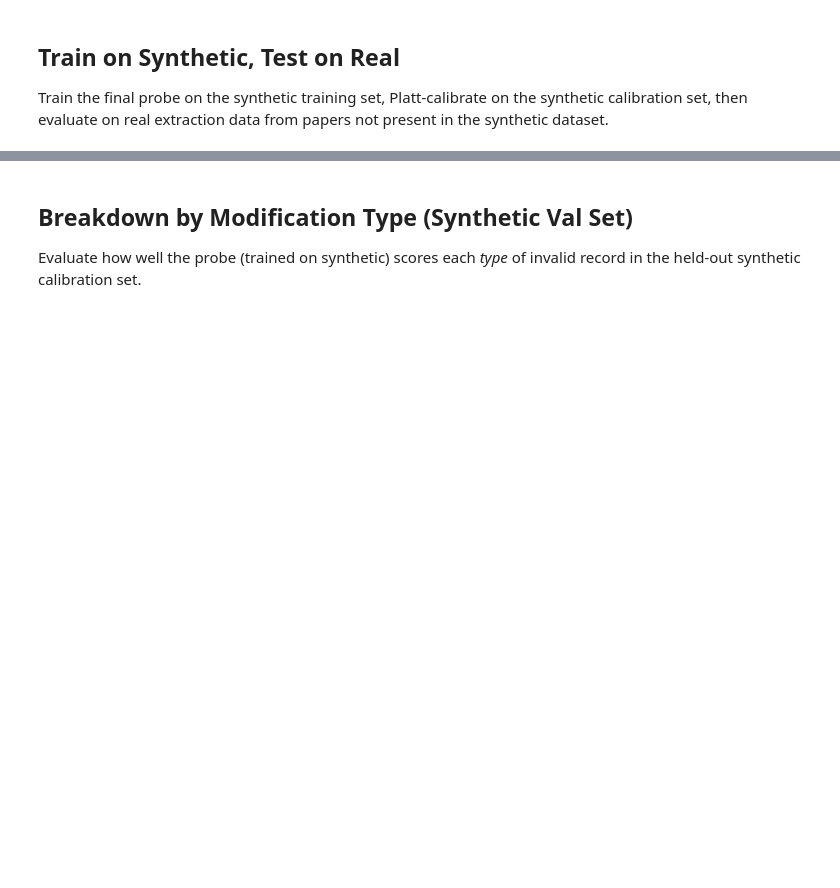
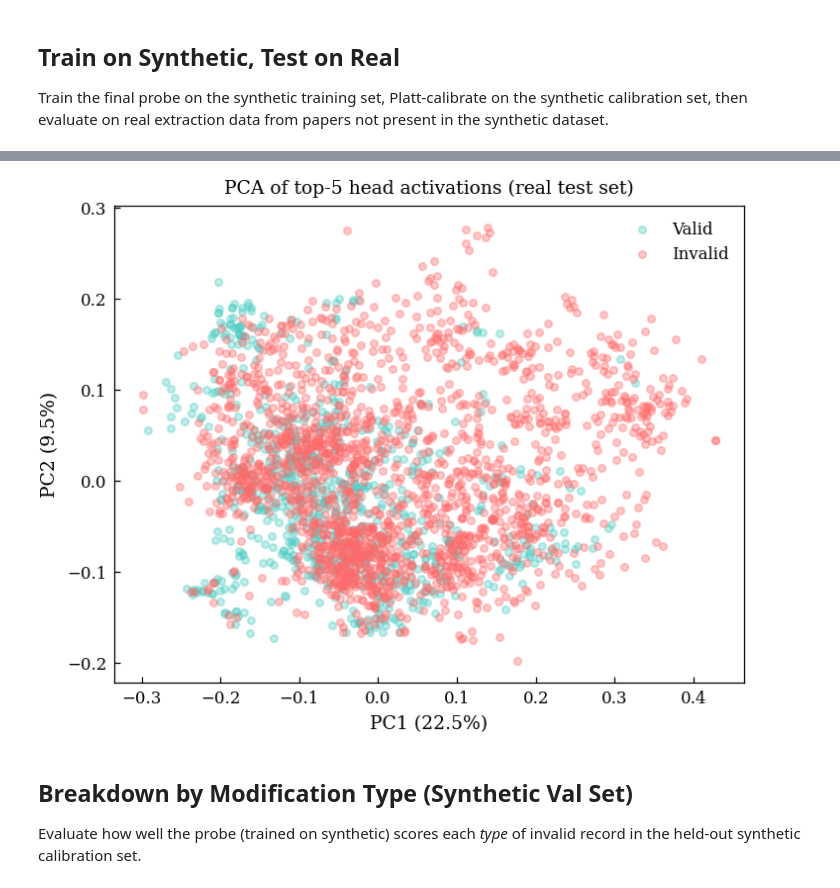
Before and after one commit to kevinqnb/scholarlm, a Jupyter notebook: analysis/synthetic_probe_analysis.ipynb, the cells around one changed output, grey strips where cells are left out. Saved outputs shown, nothing was run; the diff lists cells and outputs as text; code cells hidden in the pictures; blank space fills up the shorter version.

```diff
--- a/analysis/synthetic_probe_analysis.ipynb
+++ b/analysis/synthetic_probe_analysis.ipynb
@@ -432,20 +540,21 @@ fig
 # %%
 # PCA of top-k head features (real test set, coloured by label)
 pca = PCA(n_components=2)
 X_real_pca = pca.fit_transform(X_real)
 
 fig, ax = plt.subplots(figsize=(5, 4))
 for val, lbl, color in [(True, 'Valid', '#4ECDC4'), (False, 'Invalid', '#FF6B6B')]:
     mask = y_real == val
     ax.scatter(X_real_pca[mask, 0], X_real_pca[mask, 1],
                c=color, alpha=0.35, s=12, label=lbl)
 ax.set_xlabel(f'PC1 ({pca.explained_variance_ratio_[0]:.1%})')
 ax.set_ylabel(f'PC2 ({pca.explained_variance_ratio_[1]:.1%})')
 ax.set_title(f'PCA of top-{TOP_K} head activations (real test set)')
 ax.legend()
 fig.tight_layout()
-fig.savefig(FIGURES_DIR + f'synprobe_pca_{DATASET}_e-{EXTRACTION_MODEL}_j-{JUDGE_MODEL}.pdf', bbox_inches='tight')
-fig
+#fig.savefig(FIGURES_DIR + f'synprobe_pca_{DATASET}_e-{EXTRACTION_MODEL}_j-{JUDGE_MODEL}.pdf', bbox_inches='tight')
+# %% [output]
+[figure, added]
 # %% [markdown]
 ## Breakdown by Modification Type (Synthetic Val Set)
 
```
Also changed, not shown: parts of 19 cells of this notebook, 3 other files.
